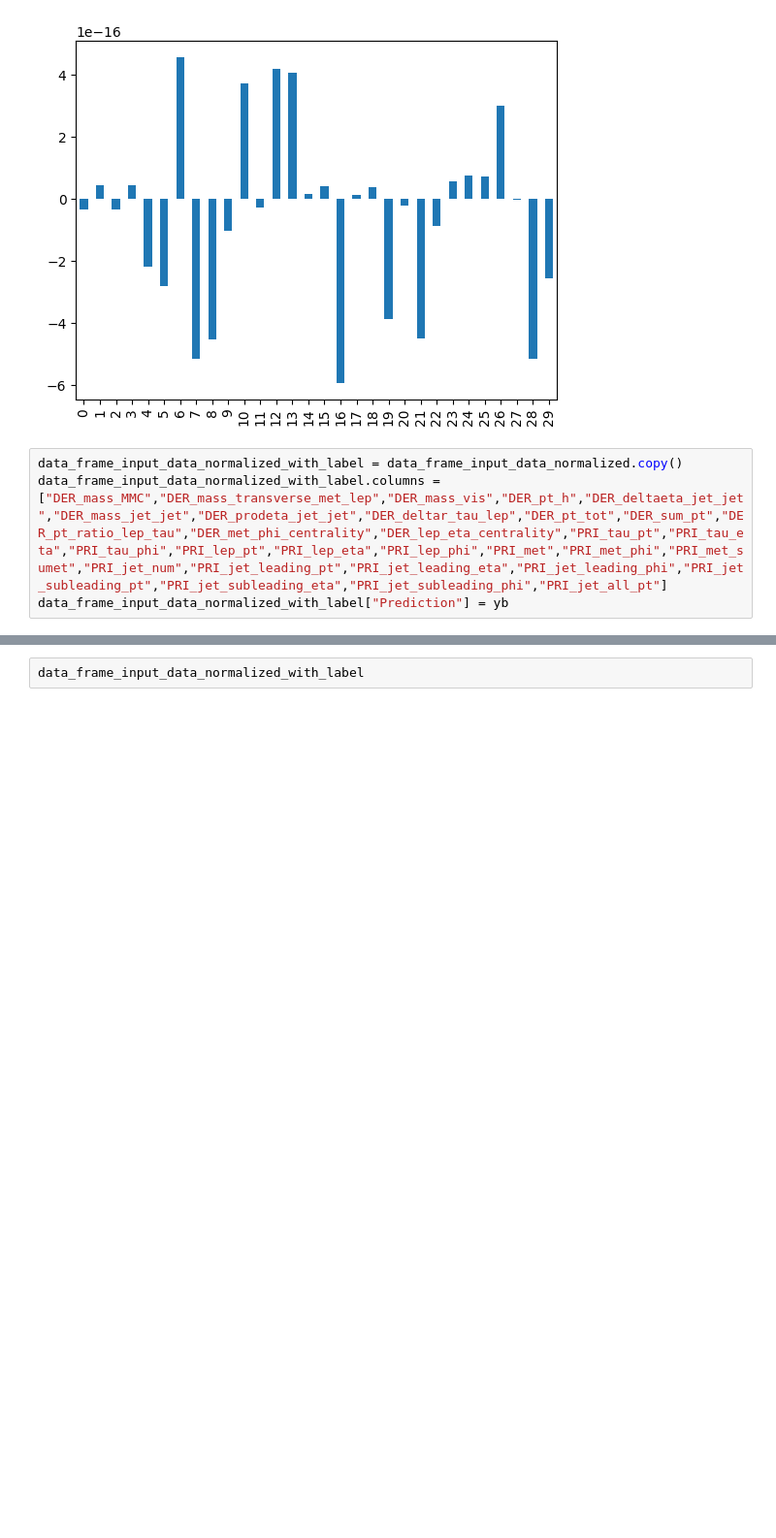
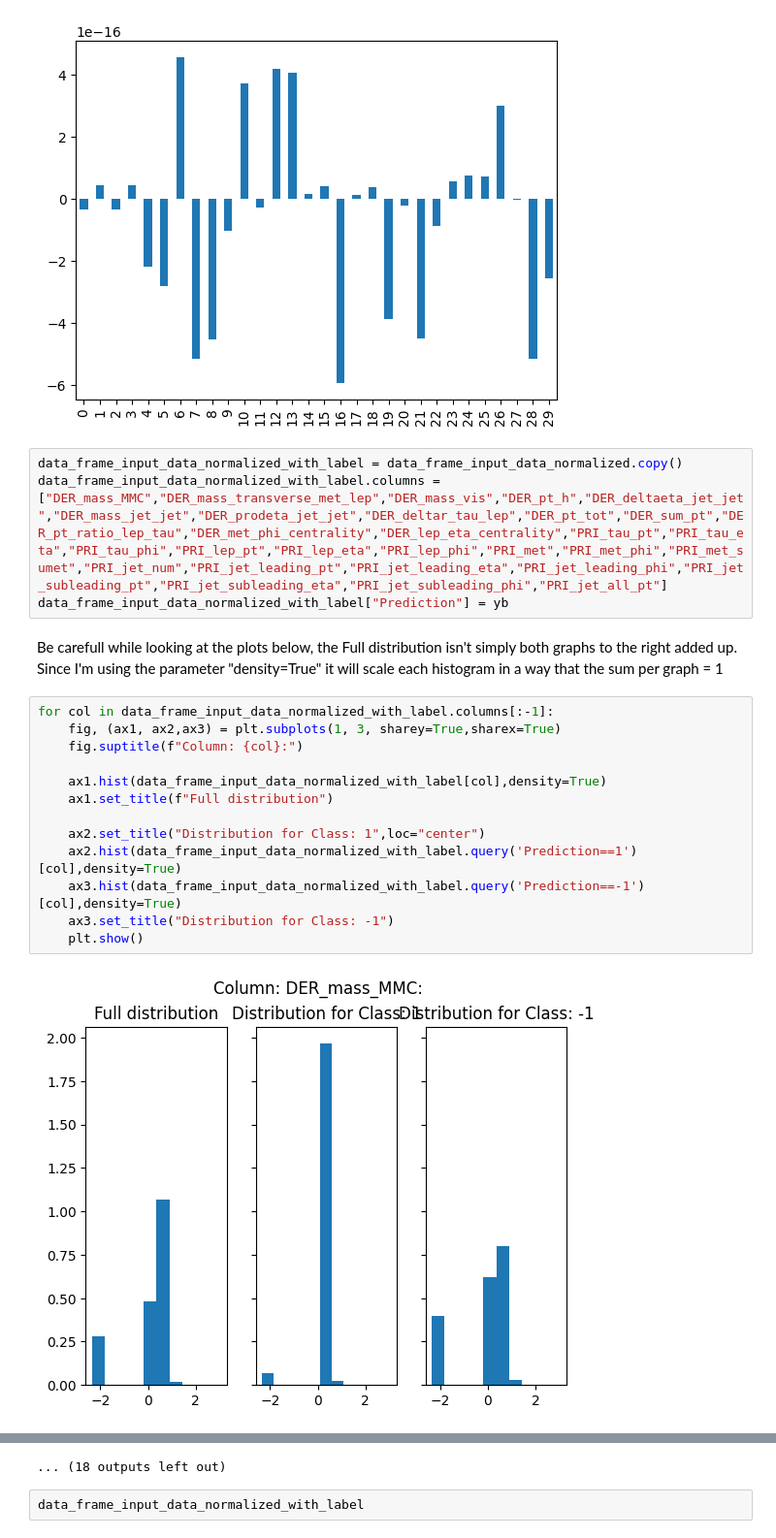
Before and after one commit to rolandogdp/ML-projects-2022, a Jupyter notebook: project1/predicting_rolan.ipynb, the cells around one changed output, grey strips where cells are left out. Shown at 97% size. Saved outputs shown, nothing was run; the diff lists cells and outputs as text; blank space fills up the shorter version.

```diff
--- a/project1/predicting_rolan.ipynb
+++ b/project1/predicting_rolan.ipynb
@@ -49,3 +49,21 @@ data_frame_input_data_normalized.mean().plot(kind = 'bar')
 data_frame_input_data_normalized_with_label = data_frame_input_data_normalized.copy()
 data_frame_input_data_normalized_with_label.columns = ["DER_mass_MMC","DER_mass_transverse_met_lep","DER_mass_vis","DER_pt_h","DER_deltaeta_jet_jet","DER_mass_jet_jet","DER_prodeta_jet_jet","DER_deltar_tau_lep","DER_pt_tot","DER_sum_pt","DER_pt_ratio_lep_tau","DER_met_phi_centrality","DER_lep_eta_centrality","PRI_tau_pt","PRI_tau_eta","PRI_tau_phi","PRI_lep_pt","PRI_lep_eta","PRI_lep_phi","PRI_met","PRI_met_phi","PRI_met_sumet","PRI_jet_num","PRI_jet_leading_pt","PRI_jet_leading_eta","PRI_jet_leading_phi","PRI_jet_subleading_pt","PRI_jet_subleading_eta","PRI_jet_subleading_phi","PRI_jet_all_pt"]
 data_frame_input_data_normalized_with_label["Prediction"] = yb
+# %% [markdown]
+Be carefull while looking at the plots below, the Full distribution isn't simply both graphs to the right added up.
+Since I'm using the parameter "density=True" it will scale each histogram in a way that the sum per graph = 1
+# %%
+for col in data_frame_input_data_normalized_with_label.columns[:-1]:
+    fig, (ax1, ax2,ax3) = plt.subplots(1, 3, sharey=True,sharex=True)
+    fig.suptitle(f"Column: {col}:")
+
+    ax1.hist(data_frame_input_data_normalized_with_label[col],density=True)
+    ax1.set_title(f"Full distribution")
+
+    ax2.set_title("Distribution for Class: 1",loc="center")
+    ax2.hist(data_frame_input_data_normalized_with_label.query('Prediction==1')[col],density=True)
+    ax3.hist(data_frame_input_data_normalized_with_label.query('Prediction==-1')[col],density=True)
+    ax3.set_title("Distribution for Class: -1")
+    plt.show()
+# %% [output]
+[figure, added]
@@ -52,3 +81,4 @@ data_frame_input_data_normalized_with_label["Prediction"] = yb
+... (18 outputs left out)
 # %%
 data_frame_input_data_normalized_with_label
 # %% [output]
```
Also changed, not shown: parts of 2 cells of this notebook.
